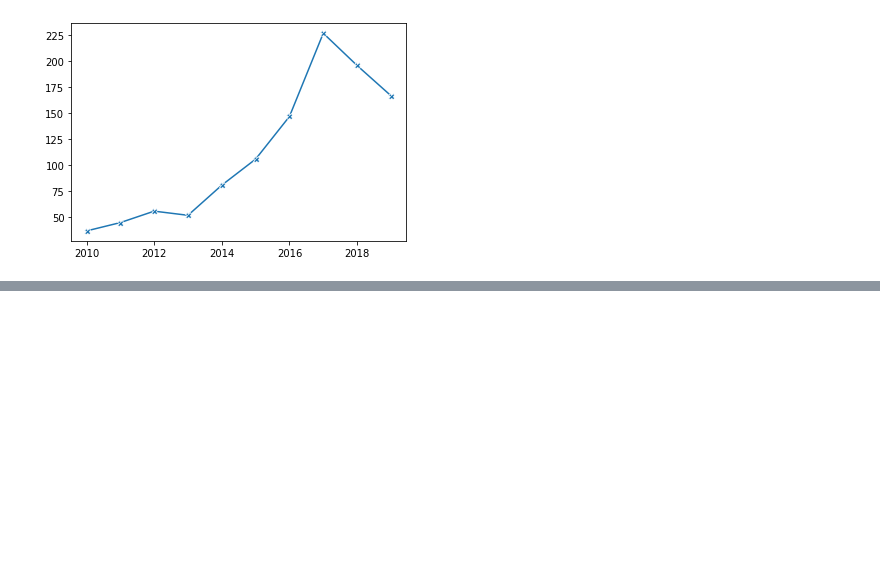
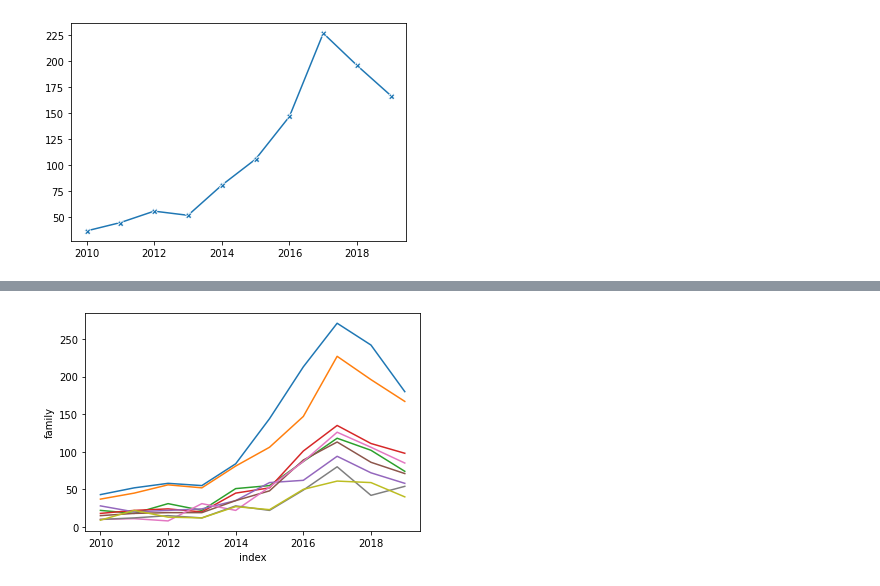
Before and after one commit to hsi-cy/dissertation, a Jupyter notebook: dissertation_v2.ipynb, the cells around one changed output, grey strips where cells are left out. Cells and saved outputs as stored; diff of their text form; code cells hidden in the pictures; blank space fills up the shorter version.

```diff
--- a/dissertation_v2.ipynb
+++ b/dissertation_v2.ipynb
@@ -436,0 +483,8 @@ trend_in_yearN(mv, 'comedy', '2011')
+# %%
+tv_trend = create_trend_dataframe(tv, cols).reset_index()
+# %%
+genres = tv_trend.columns.values.tolist()[1:10]
+for gen in genres:
+    sns.lineplot(x = 'index', y = gen, data = tv_trend)
+# %% [output]
+[figure, added]
```
Also changed, not shown: parts of 14 cells of this notebook, 6 other files.
